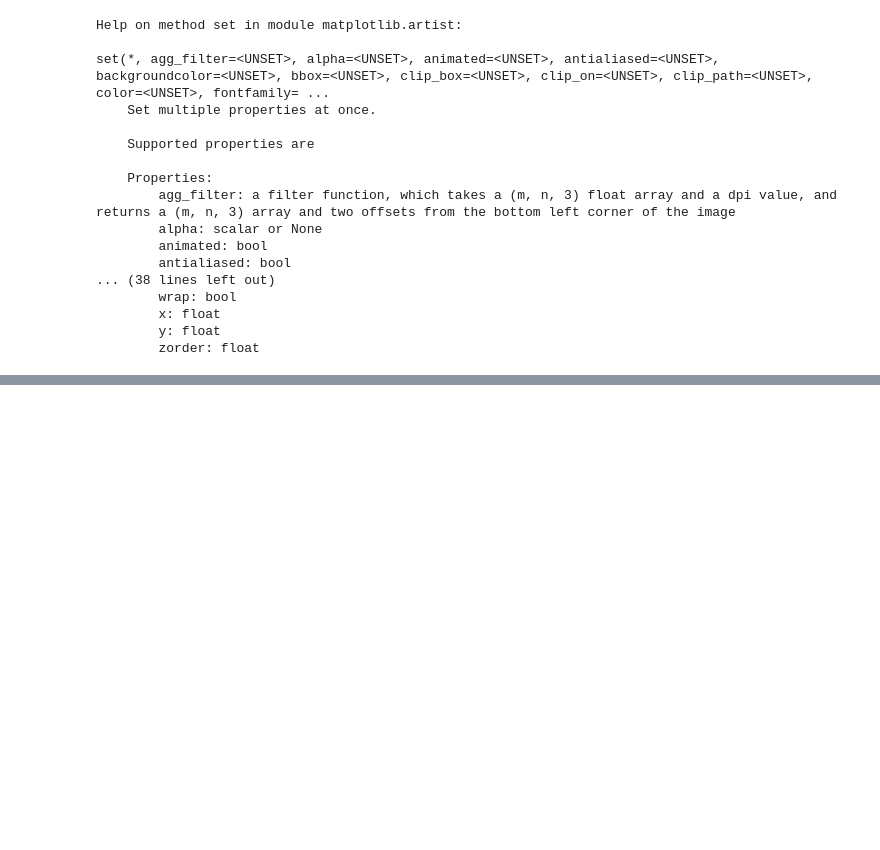
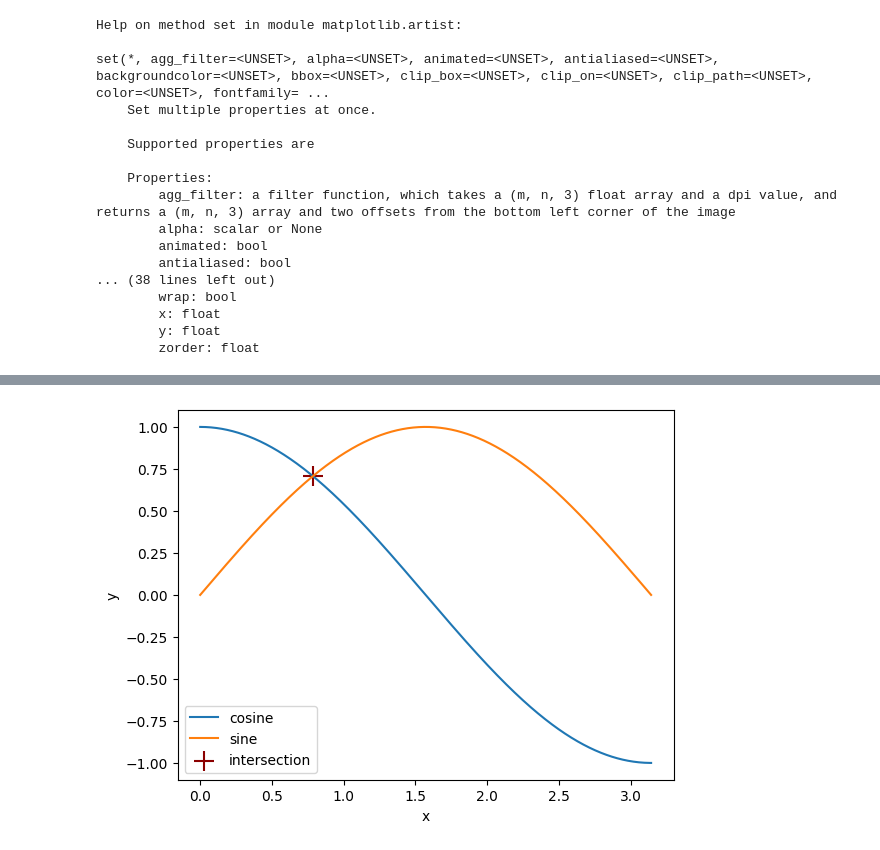
Before and after one commit to TLouf/Py4DataSci-course, a Jupyter notebook: python-school/visualization/1-basics.ipynb, the cells around one changed output, grey strips where cells are left out. Cells and saved outputs as stored; diff of their text form; code cells hidden in the pictures; blank space fills up the shorter version.

```diff
--- a/python-school/visualization/1-basics.ipynb
+++ b/python-school/visualization/1-basics.ipynb
@@ -359,0 +387,4 @@ set(*, agg_filter=<UNSET>, alpha=<UNSET>, animated=<UNSET>, antialiased=<UNSET>,
+# %%
+fig
+# %% [output]
+[figure, added]
```
Also changed, not shown: parts of 14 cells of this notebook, 11 other files.
